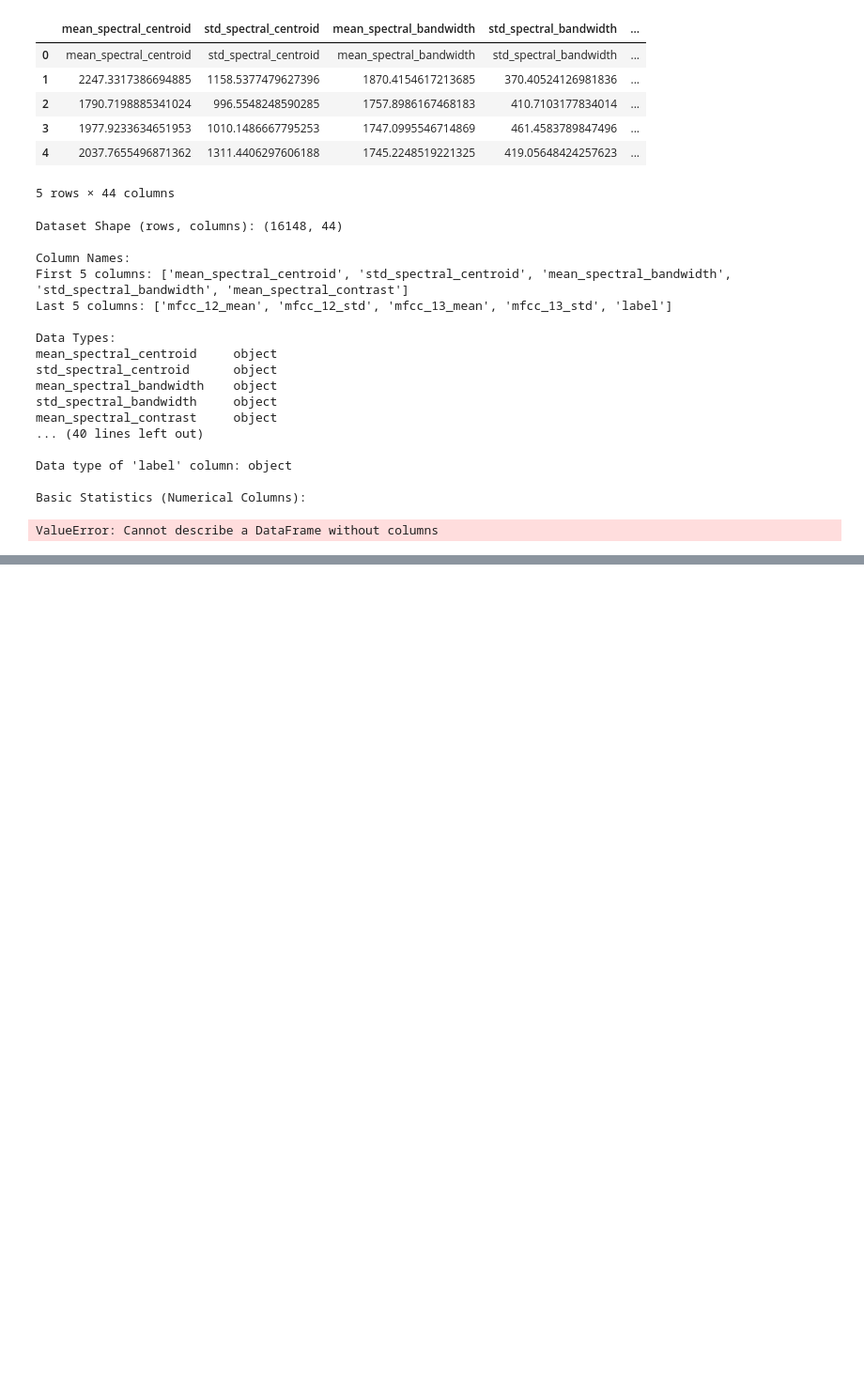
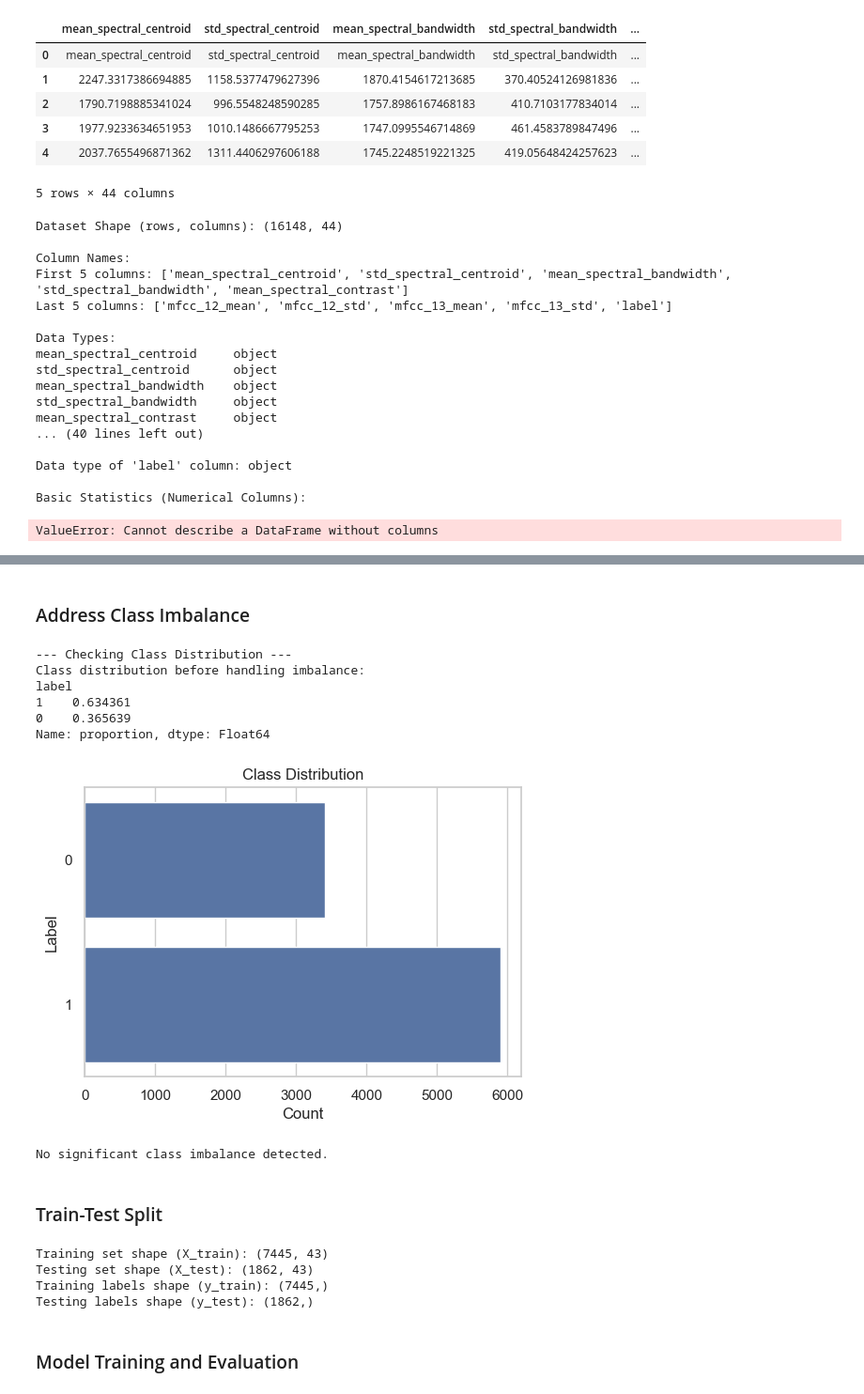
Before and after one commit to B4Mprofessor/Voice_Classification_Project, a Jupyter notebook: notebooks/Voice_Analysis.ipynb, the cells around one changed output, grey strips where cells are left out. Shown at 94% size. Saved outputs shown, nothing was run; the diff lists cells and outputs as text; code cells hidden in the pictures; blank space fills up the shorter version.

```diff
--- a/notebooks/Voice_Analysis.ipynb
+++ b/notebooks/Voice_Analysis.ipynb
@@ -243,0 +678,51 @@ KeyError: 'label'
+# %% [markdown]
+### Address Class Imbalance
+# %%
+# --- Address Class Imbalance ---
+
+print("--- Checking Class Distribution ---")
+print(f"Class distribution before handling imbalance:\n{y.value_counts(normalize=True)}")
+
+# Optional: Visualize class distribution
+plt.figure(figsize=(6, 4))
+sns.countplot(y=y)
+plt.title("Class Distribution")
+plt.xlabel("Count")
+plt.ylabel("Label")
+plt.show()
+
+# Check for imbalance
+if y.value_counts(normalize=True).iloc[0] > 0.8 or y.value_counts(normalize=True).iloc[1] > 0.8:
+    print("\nWarning: Significant class imbalance detected.")
+else:
+    print("\nNo significant class imbalance detected.")
+# %% [output]
+--- Checking Class Distribution ---
+Class distribution before handling imbalance:
+label
+1    0.634361
+0    0.365639
+Name: proportion, dtype: Float64
+[figure, added]
+No significant class imbalance detected.
+# %% [markdown]
+### Train-Test Split
+# %%
+# --- Train-Test Split ---
+
+from sklearn.model_selection import train_test_split
+
+# Split the data into training and testing sets
+X_train, X_test, y_train, y_test = train_test_split(X_scaled, y, test_size=0.2, random_state=42, stratify=y)
+
+print(f"Training set shape (X_train): {X_train.shape}")
+print(f"Testing set shape (X_test): {X_test.shape}")
+print(f"Training labels shape (y_train): {y_train.shape}")
+print(f"Testing labels shape (y_test): {y_test.shape}")
+# %% [output]
+Training set shape (X_train): (7445, 43)
+Testing set shape (X_test): (1862, 43)
+Training labels shape (y_train): (7445,)
+Testing labels shape (y_test): (1862,)
+# %% [markdown]
+### Model Training and Evaluation
```
Also changed, not shown: parts of 30 cells of this notebook, 3 other files.
